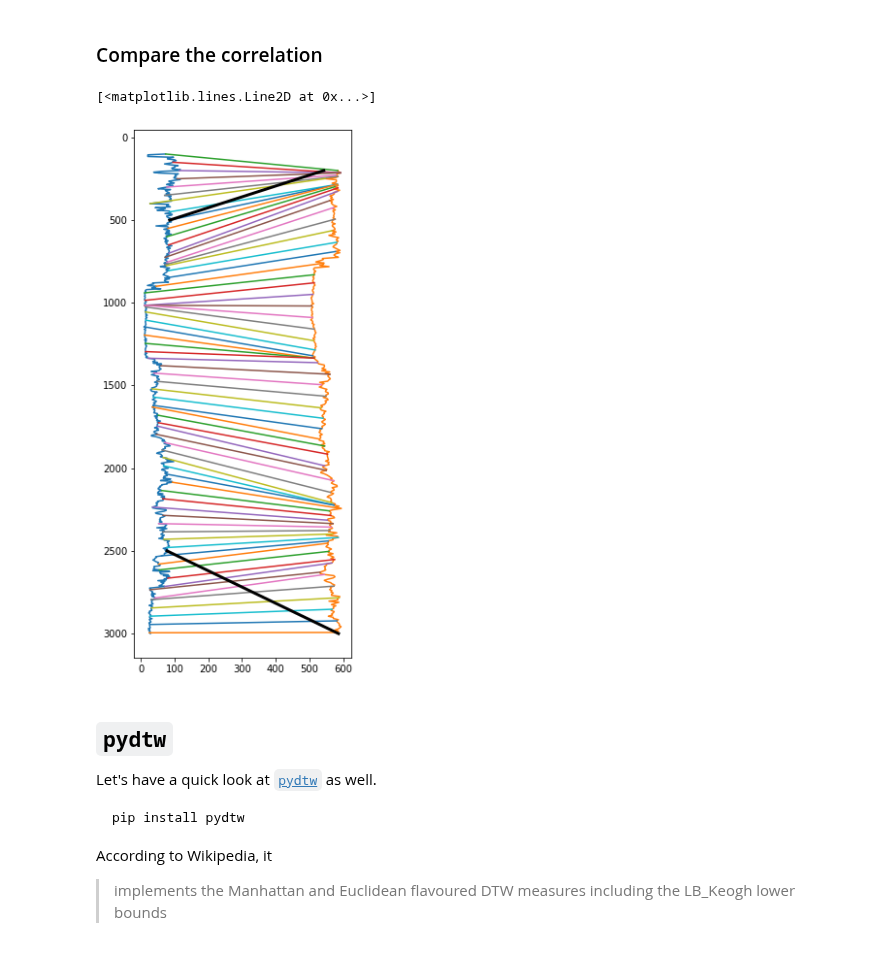
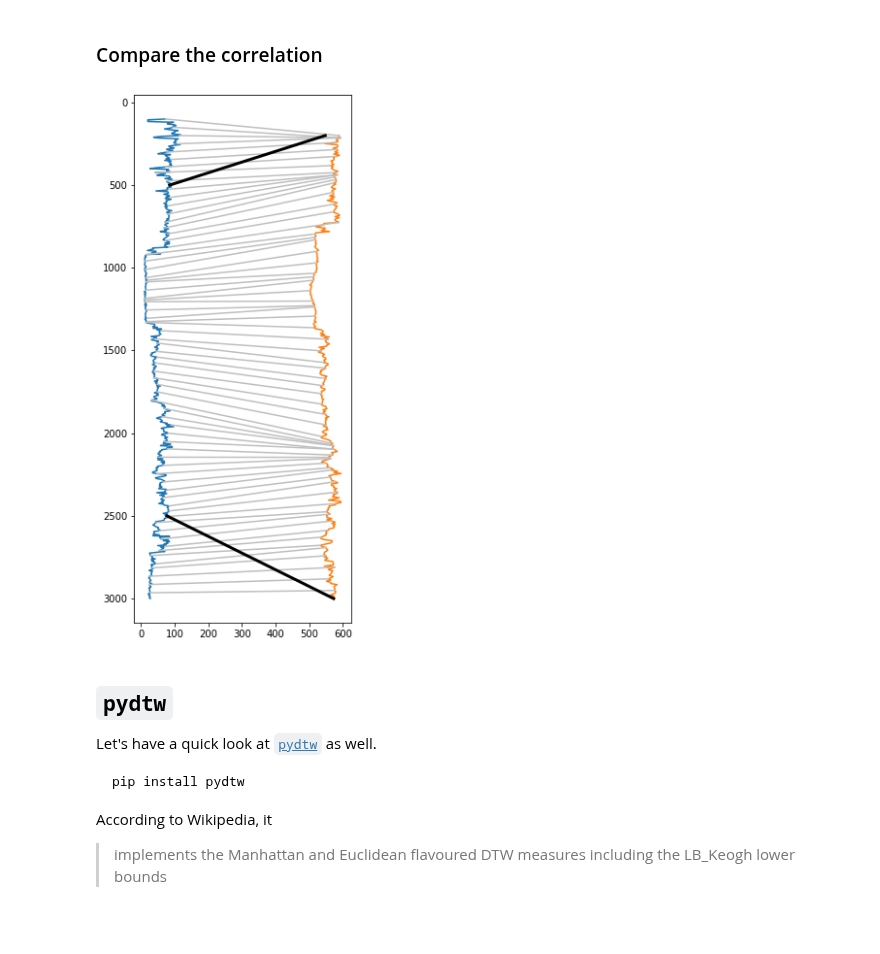
Before and after one commit to kwinkunks/notebooks, a Jupyter notebook: Dynamic_time_warping_logs.ipynb, the cells around one changed output. Cells and saved outputs as stored; diff of their text form; code cells hidden in the pictures.

Commit message:
plot function

```diff
--- a/Dynamic_time_warping_logs.ipynb
+++ b/Dynamic_time_warping_logs.ipynb
@@ -126,20 +126,23 @@ plt.grid(c='k', alpha=0.2)
 # %% [markdown]
 ### Compare the correlation
 # %%
-fig, ax = plt.subplots(figsize=(4, 10))
+def compare(log1, log2, path, step=10, shift=500):
+    fig, ax = plt.subplots(figsize=(4, 10))
 
-shift = 500
+    ax.plot(log1, log1.basis)
+    ax.plot(log2+shift, log2.basis)
+    ax.invert_yaxis()
+    for a, b in path[::step]:
+        plt.plot(*[(log1[a], log2[b]+shift), (log1.basis[a], log2.basis[b])], color=[0.75, 0.75, 0.75])
+    plt.plot(*[(log1[start_idx], log2[start_idx]+shift), (log1.basis[start_idx], log2.basis[0])], lw=3, c='k')
+    plt.plot(*[(log1[stop_idx], log2[-1]+shift), (log1.basis[stop_idx], log2.basis[-1])], lw=3, c='k')
 
-ax.plot(gr_, gr_.basis)
-ax.plot(snip_+shift, snip_.basis)
-ax.invert_yaxis()
-for a, b in path[::10]:
-    plt.plot(*[(gr_[a], snip_[b]+shift), (gr_.basis[a], snip_.basis[b])])
-plt.plot(*[(gr_[start_idx], snip_[start_idx]+shift), (gr_.basis[start_idx], snip_.basis[0])], lw=3, c='k')
-plt.plot(*[(gr_[stop_idx], snip_[-1]+shift), (gr_.basis[stop_idx], snip_.basis[-1])], lw=3, c='k')
+    plt.show()
+    return
-# %% [output]
-[<matplotlib.lines.Line2D at 0x...>]
-[figure, removed]
+# %%
+compare(gr_, snip_, path, step=10, shift=500)
+# %% [output]
+[figure, added]
 # %% [markdown]
 ## `pydtw`
 
```
Also changed, not shown: parts of 7 cells of this notebook.
